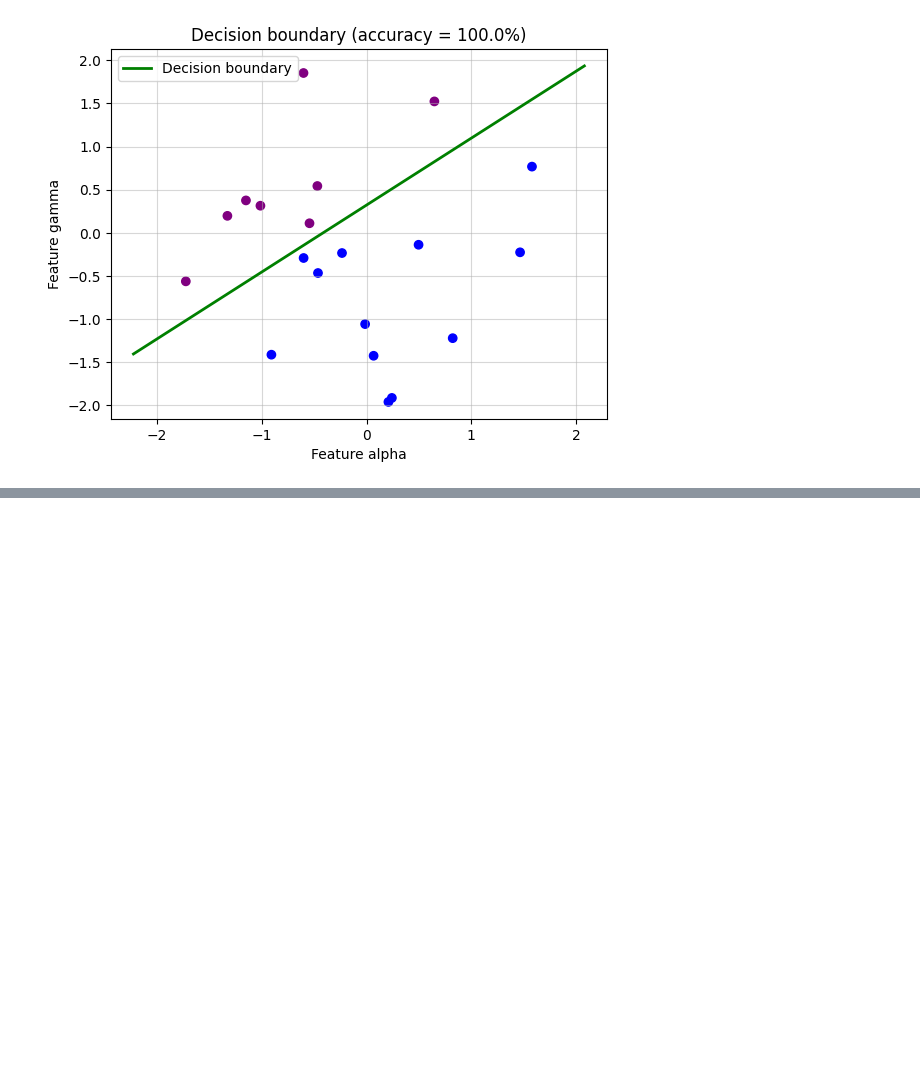
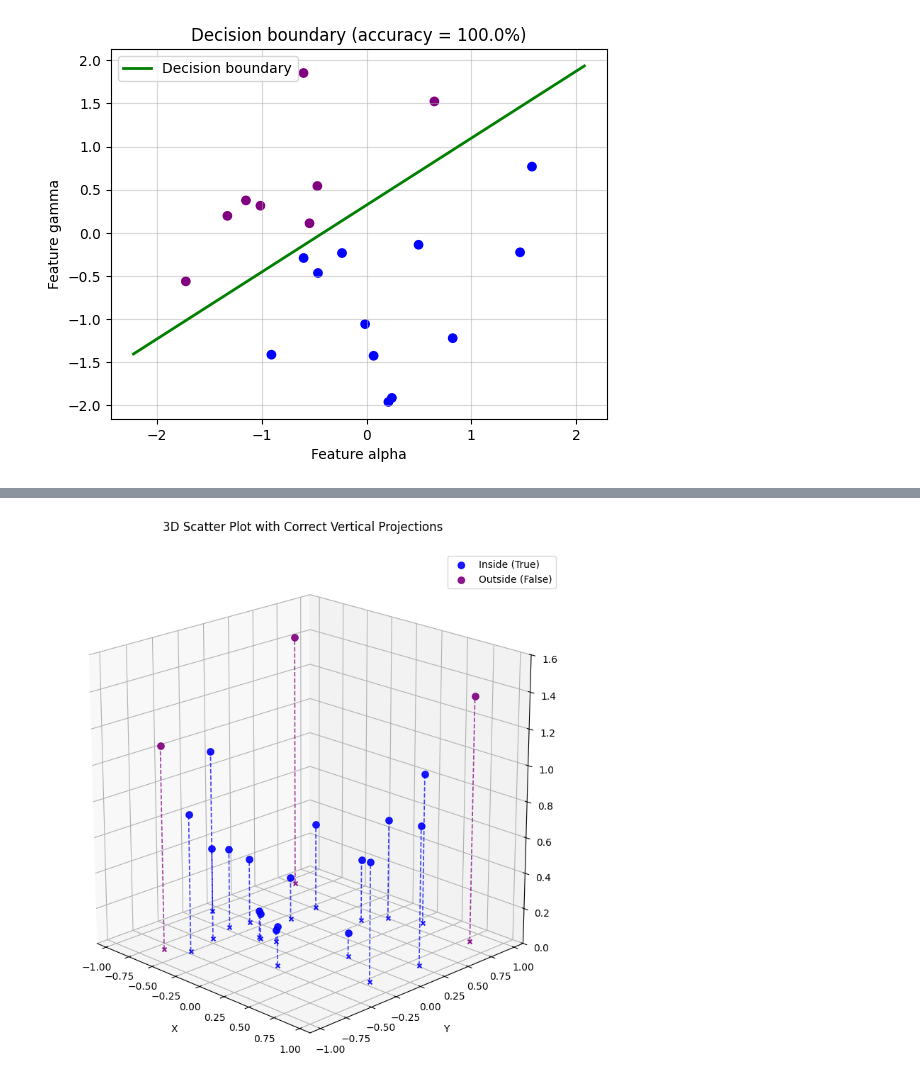
Before and after one commit to vennfungus/basic-ml, a Jupyter notebook: classification.ipynb, the cells around one changed output, grey strips where cells are left out. Cells and saved outputs as stored; diff of their text form; code cells hidden in the pictures; blank space fills up the shorter version.

```diff
--- a/classification.ipynb
+++ b/classification.ipynb
@@ -92,0 +124,77 @@ This accurately reflects the nature of the **Logistic Regression** algorithm: it
+# %%
+# Adding feature z = x^2 + y^2
+z = x**2 + y**2
+
+# Classification
+labels = x**2 + y**2 <= 1
+
+# Create 3D figure
+fig = plt.figure(figsize=(10, 8))
+ax = fig.add_subplot(111, projection="3d")
+
+# 1. Plot data points
+ax.scatter(
+    x[labels], y[labels], z[labels],
+    c="blue", label="Inside (True)",
+    s=45, alpha=0.9, depthshade=False
+)
+
+ax.scatter(
+    x[~labels], y[~labels], z[~labels],
+    c="purple", label="Outside (False)",
+    s=45, alpha=0.9, depthshade=False
+)
+
+# 2. Draw vertical projection lines onto XY plane (z = 0)
+for xi, yi, zi, lab in zip(x, y, z, labels):
+
+    color = "blue" if lab else "purple"
+
+    # Vertical line: (x, y, z) -> (x, y, 0)
+    ax.plot(
+        [xi, xi],
+        [yi, yi],
+        [0, zi],
+        color=color,
+        linestyle="--",
+        linewidth=1.2,
+        alpha=0.75
+    )
+
+    # Projection point on XY plane
+    ax.scatter(
+        [xi], [yi], [0],
+        color=color,
+        s=18,
+        marker="x",
+        alpha=0.9,
+        depthshade=False
+    )
+
+# 3. Set coordinate limits
+# Put origin (0, 0, 0) in the middle of the coordinate system
+ax.set_xlim(-1.1, 1.1)
+ax.set_ylim(-1.1, 1.1)
+ax.set_zlim(0, 1.6)
+
+# 4. Make coordinate axes balanced
+ax.set_box_aspect((1, 1, 1))
+
+# 5. Labels and title
+ax.set_xlabel("X", labelpad=10)
+ax.set_ylabel("Y", labelpad=10)
+ax.set_zlabel("Z", labelpad=10)
+
+ax.set_title("3D Scatter Plot with Correct Vertical Projections", pad=20)
+
+# 6. Grid and legend
+ax.grid(True, linestyle="--", alpha=0.5)
+ax.legend(loc="upper right")
+
+# 7. Adjust viewing angle
+ax.view_init(elev=20, azim=-45)
+
+plt.tight_layout()
+plt.show()
+# %% [output]
+[figure, added]
```
Also changed, not shown: parts of 5 cells of this notebook.
